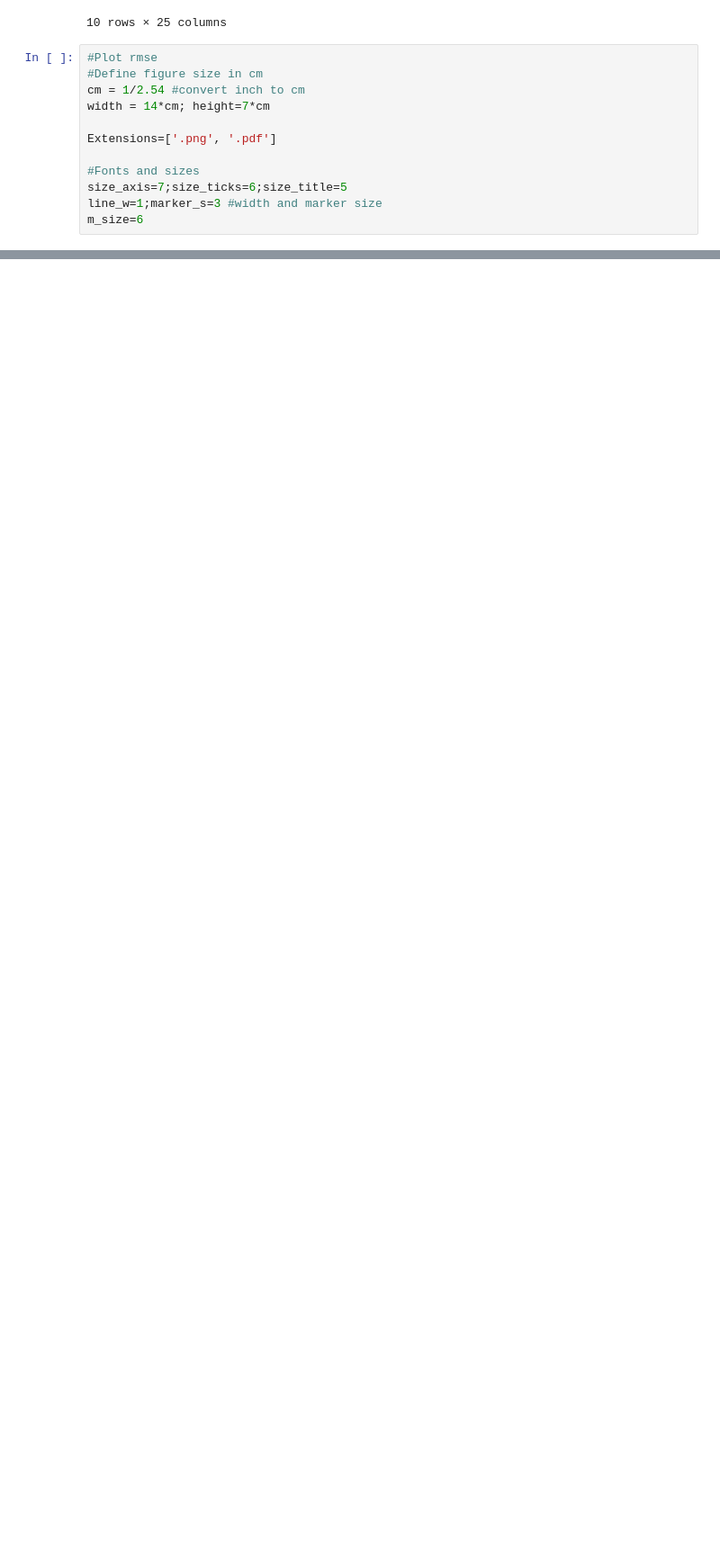
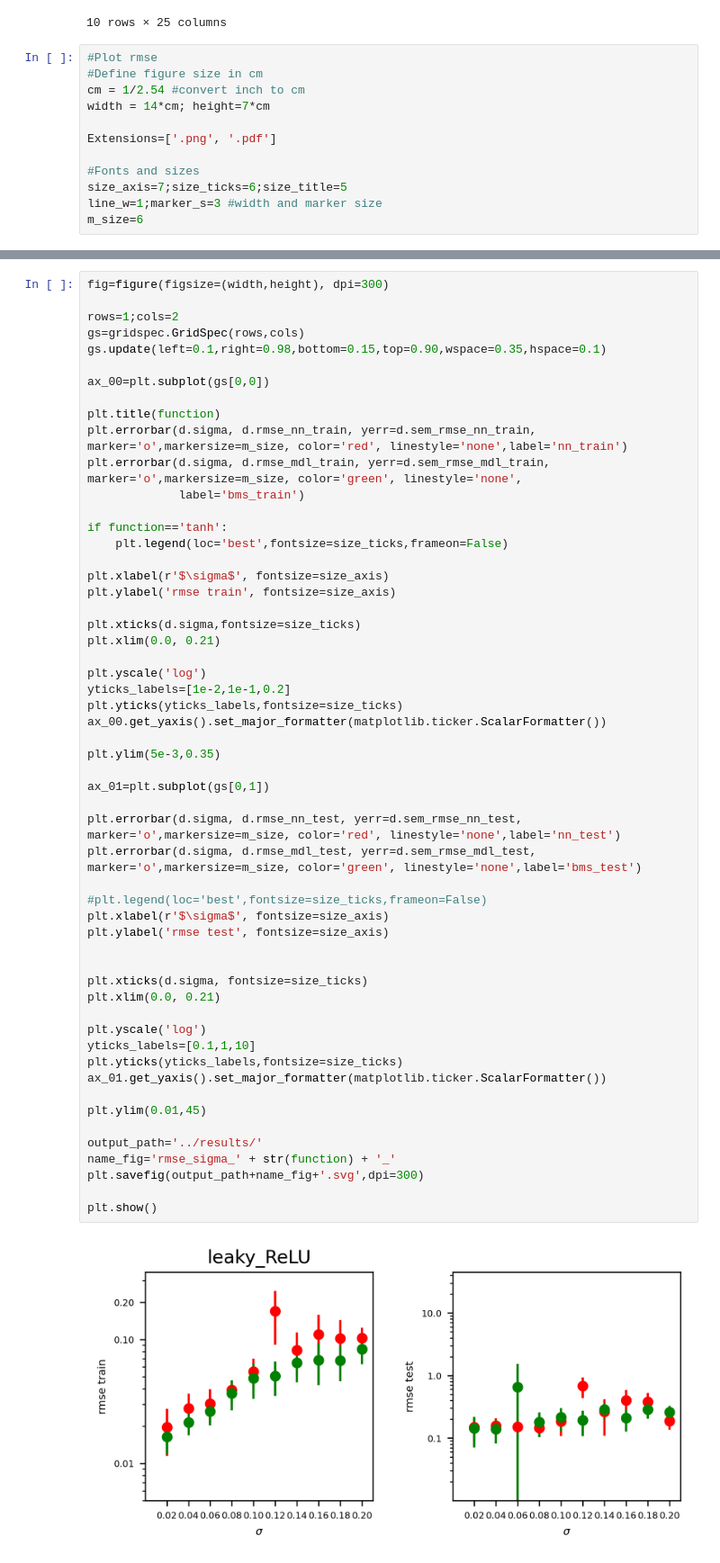
Before and after one commit to SergioCoboLopez/ANN_BMS, a Jupyter notebook: bin/plot_BMS_vs_ANNs.ipynb, the cells around one changed output, grey strips where cells are left out. Shown: that part at 90% size. Saved outputs shown, nothing was run; the diff lists cells and outputs as text; blank space fills up the shorter version.

```diff
--- a/bin/plot_BMS_vs_ANNs.ipynb
+++ b/bin/plot_BMS_vs_ANNs.ipynb
@@ -164,0 +105,57 @@ plt.show()
+# %%
+fig=figure(figsize=(width,height), dpi=300)
+
+rows=1;cols=2
+gs=gridspec.GridSpec(rows,cols)
+gs.update(left=0.1,right=0.98,bottom=0.15,top=0.90,wspace=0.35,hspace=0.1)
+
+ax_00=plt.subplot(gs[0,0])
+
+plt.title(function)
+plt.errorbar(d.sigma, d.rmse_nn_train, yerr=d.sem_rmse_nn_train, marker='o',markersize=m_size, color='red', linestyle='none',label='nn_train')
+plt.errorbar(d.sigma, d.rmse_mdl_train, yerr=d.sem_rmse_mdl_train, marker='o',markersize=m_size, color='green', linestyle='none',
+             label='bms_train')
+
+if function=='tanh':
+    plt.legend(loc='best',fontsize=size_ticks,frameon=False)
+
+plt.xlabel(r'$\sigma$', fontsize=size_axis)
+plt.ylabel('rmse train', fontsize=size_axis)
+
+plt.xticks(d.sigma,fontsize=size_ticks)
+plt.xlim(0.0, 0.21)
+
+plt.yscale('log')
+yticks_labels=[1e-2,1e-1,0.2]
+plt.yticks(yticks_labels,fontsize=size_ticks)
+ax_00.get_yaxis().set_major_formatter(matplotlib.ticker.ScalarFormatter())
+
+plt.ylim(5e-3,0.35)
+
+ax_01=plt.subplot(gs[0,1])
+
+plt.errorbar(d.sigma, d.rmse_nn_test, yerr=d.sem_rmse_nn_test, marker='o',markersize=m_size, color='red', linestyle='none',label='nn_test')
+plt.errorbar(d.sigma, d.rmse_mdl_test, yerr=d.sem_rmse_mdl_test, marker='o',markersize=m_size, color='green', linestyle='none',label='bms_test')
+
+#plt.legend(loc='best',fontsize=size_ticks,frameon=False)
+plt.xlabel(r'$\sigma$', fontsize=size_axis)
+plt.ylabel('rmse test', fontsize=size_axis)
+
+
+plt.xticks(d.sigma, fontsize=size_ticks)
+plt.xlim(0.0, 0.21)
+
+plt.yscale('log')
+yticks_labels=[0.1,1,10]
+plt.yticks(yticks_labels,fontsize=size_ticks)
+ax_01.get_yaxis().set_major_formatter(matplotlib.ticker.ScalarFormatter())
+
+plt.ylim(0.01,45)
+
+output_path='../results/'
+name_fig='rmse_sigma_' + str(function) + '_'
+plt.savefig(output_path+name_fig+'.svg',dpi=300)
+
+plt.show()
+# %% [output]
+[figure, added]
```
Also changed, not shown: parts of 3 cells of this notebook, 16 other files.
